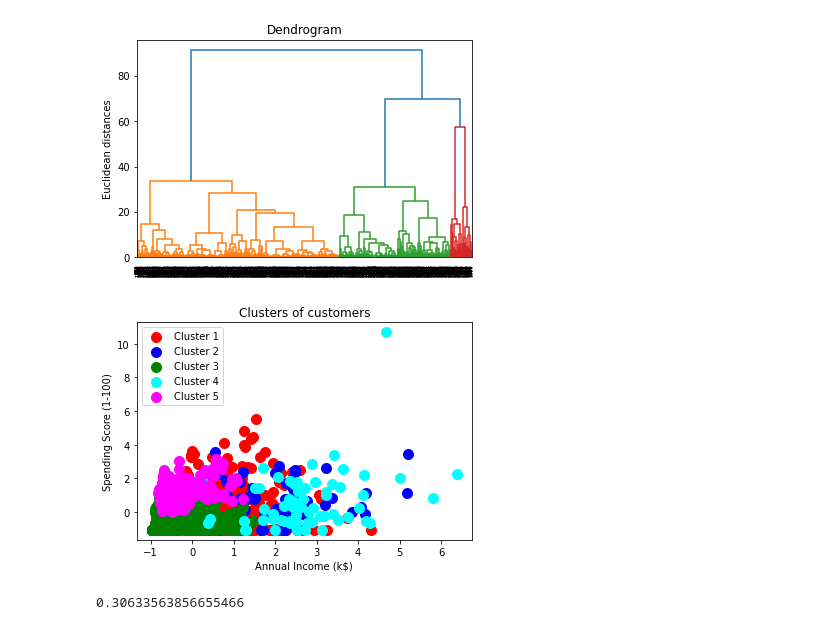
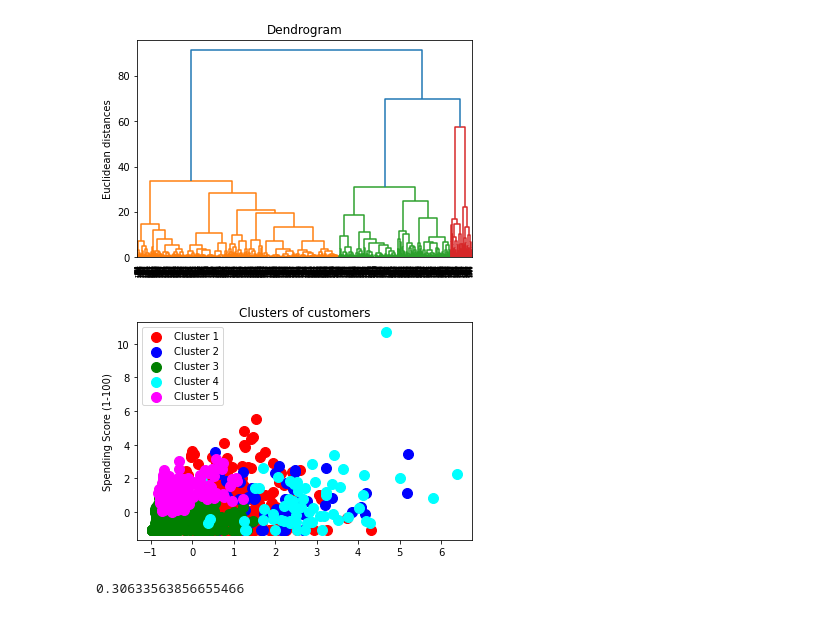
Before and after one commit to gdscjgec/ML-Gallery, a Jupyter notebook: Clustering- Power Consumption Dataset/Clustering.ipynb, the cells around one changed output. Cells and saved outputs as stored; diff of their text form; code cells hidden in the pictures.

```diff
--- a/Clustering- Power Consumption Dataset/Clustering.ipynb
+++ b/Clustering- Power Consumption Dataset/Clustering.ipynb
@@ -139,17 +139,16 @@ labels2= hc.labels_
 # %%
 # Visualising the clusters
 plt.scatter(X[y_hc == 0, 0], X[y_hc == 0, 1], s = 100, c = 'red', label = 'Cluster 1')
 plt.scatter(X[y_hc == 1, 0], X[y_hc == 1, 1], s = 100, c = 'blue', label = 'Cluster 2')
 plt.scatter(X[y_hc == 2, 0], X[y_hc == 2, 1], s = 100, c = 'green', label = 'Cluster 3')
 plt.scatter(X[y_hc == 3, 0], X[y_hc == 3, 1], s = 100, c = 'cyan', label = 'Cluster 4')
 plt.scatter(X[y_hc == 4, 0], X[y_hc == 4, 1], s = 100, c = 'magenta', label = 'Cluster 5')
 plt.title('Clusters of customers')
-plt.xlabel('Annual Income (k$)')
 plt.ylabel('Spending Score (1-100)')
 plt.legend()
 plt.show()
 # %% [output]
-[figure, old version]
+[figure, new version]
 # %%
 silhouette_value = silhouette_score(X, labels2)
 silhouette_value
```
